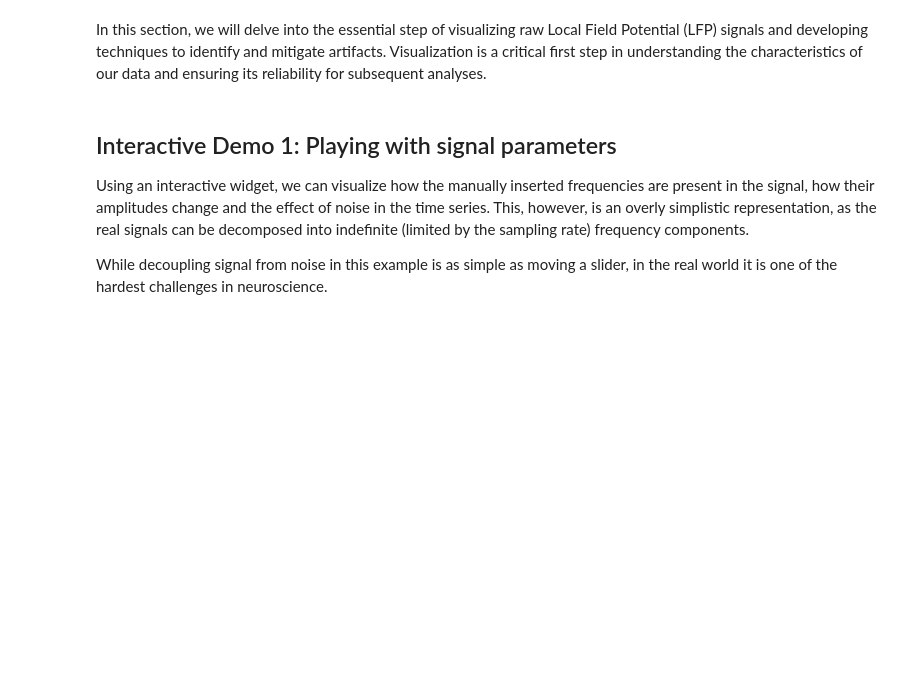
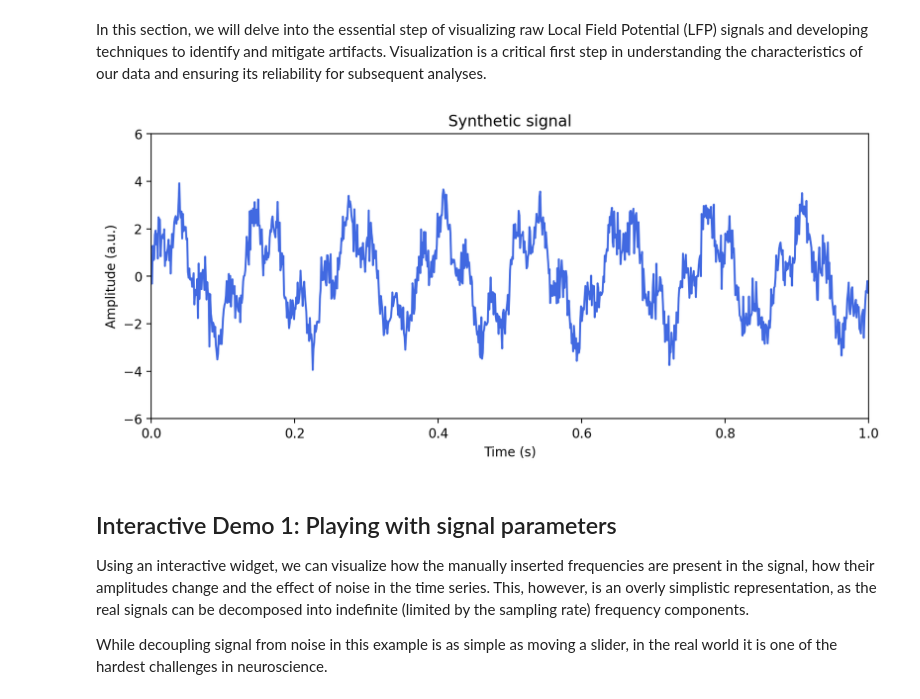
Before and after one commit to lucaase/LFP-analysis-HS, a Jupyter notebook: Course-Notebook.ipynb, the cells around one changed output. Cells and saved outputs as stored; diff of their text form; code cells hidden in the pictures; blank space fills up the shorter version.

```diff
--- a/Course-Notebook.ipynb
+++ b/Course-Notebook.ipynb
@@ -93,17 +93,19 @@ LFP = amp1 * np.sin(2*np.pi*freq1*t) + amp2 * np.sin(2*np.pi*freq2*t) + noise
 # %%
 # @title
 
 # @markdown Execute this cell to visualize the data
 
 # Plot the signal
 plt.figure(figsize=(10, 4))
 plt.title('Synthetic signal')
 plt.plot(t, LFP, 'royalblue')
-plt.xlabel('Time (seconds)')
-plt.ylabel('Amplitude')
+plt.xlabel('Time (s)')
+plt.ylabel('Amplitude (a.u.)')
 plt.xlim([0, 1])
 plt.ylim([-6, 6])
 plt.show()
+# %% [output]
+[figure, added]
 # %% [markdown]
 ## Interactive Demo 1: Playing with signal parameters
 
```
Also changed, not shown: parts of 22 cells of this notebook.
